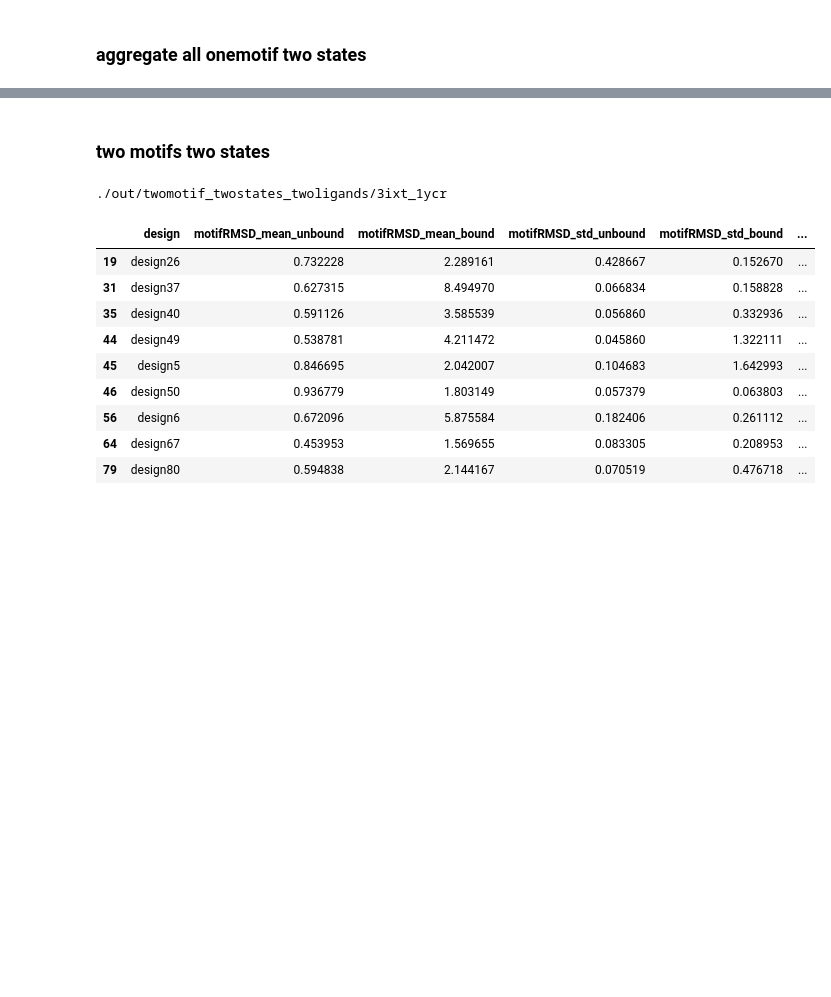
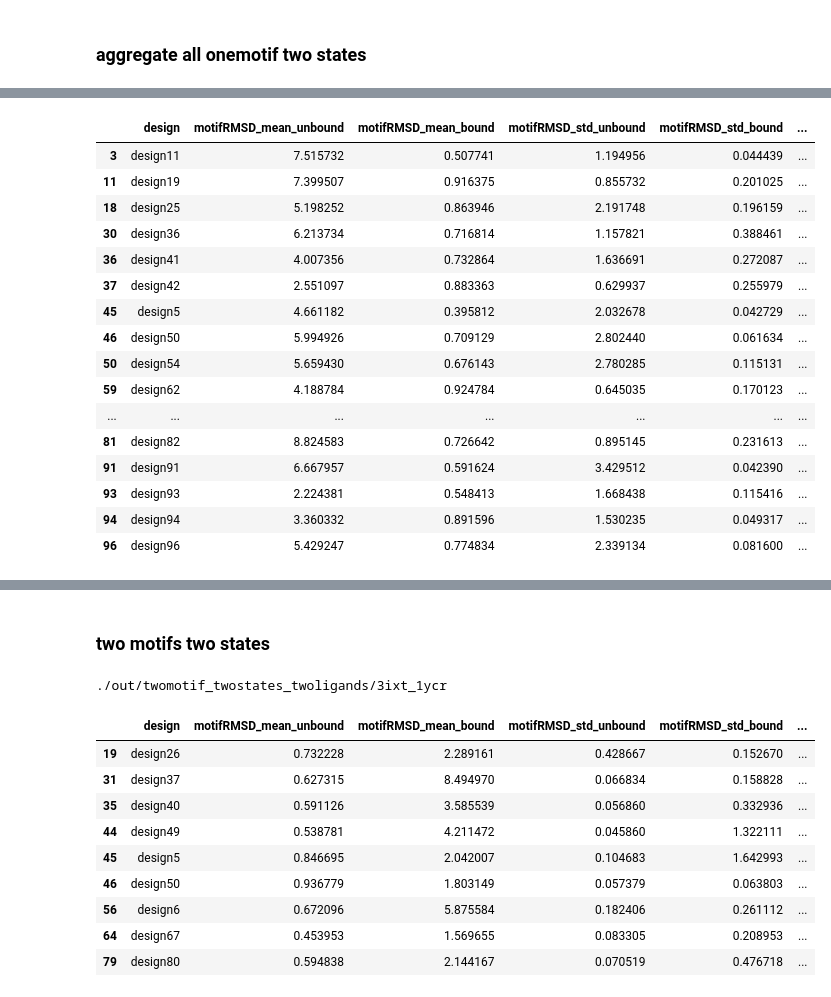
Before and after one commit to aparsanMIT/MotifCraft-AA, a Jupyter notebook: eval.ipynb, the cells around one changed output, grey strips where cells are left out. Cells and saved outputs as stored; diff of their text form; code cells hidden in the pictures; blank space fills up the shorter version.

```diff
--- a/eval.ipynb
+++ b/eval.ipynb
@@ -625,0 +753,7 @@ fig.show()
+# %%
+import pickle
+import numpy as np
+with open("/data/cb/mihirb14/projects/BoltzDesign1/out/onemotif_twostates_neg_EcoRIdna/1qjg/design8/1qjg_spec.pkl","rb") as f:
+    motif_spec = pickle.load(f)
+np.where(motif_spec["motif_mask"] == True)
+# motif_spec
@@ -625,0 +762,12 @@ fig.show()
+# %%
+motif = "1prw"
+effector = "FAD"
+allostery = "neg"
+agg = pd.read_csv( f"out/onemotif_twostates_{allostery}_{effector}/{motif}/_aggresults.csv")
+
+if allostery == "pos":
+    res = agg[(agg["motifRMSD_mean_unbound"] > 1.0) & (agg["motifRMSD_mean_bound"] <= 1.0) & ((agg["motifRMSD_mean_bound"] - agg["motifRMSD_mean_unbound"]).abs() >= 0.5) ]
+else:
+    res = agg[(agg["motifRMSD_mean_unbound"] <= 1.0) & (agg["motifRMSD_mean_bound"] > 1.0) & ((agg["motifRMSD_mean_bound"] - agg["motifRMSD_mean_unbound"]).abs() >= 0.5) ]
+
+res # chose design 43
@@ -625,0 +780,12 @@ fig.show()
+# %%
+motif = "2kl8"
+effector = "OQO"
+allostery = "pos"
+agg = pd.read_csv( f"out/onemotif_twostates_{allostery}_{effector}/{motif}/_aggresults.csv")
+
+if allostery == "pos":
+    res = agg[(agg["motifRMSD_mean_unbound"] > 1.0) & (agg["motifRMSD_mean_bound"] <= 1.0) & ((agg["motifRMSD_mean_bound"] - agg["motifRMSD_mean_unbound"]).abs() >= 0.5) ]
+else:
+    res = agg[(agg["motifRMSD_mean_unbound"] <= 1.0) & (agg["motifRMSD_mean_bound"] > 1.0) & ((agg["motifRMSD_mean_bound"] - agg["motifRMSD_mean_unbound"]).abs() >= 0.5) ]
+
+res # chose deisgn 85
@@ -625,0 +799,30 @@ fig.show()
+# %%
+motif = "3ixt"
+effector = "mg"
+allostery = "pos"
+agg = pd.read_csv( f"out/onemotif_twostates_{allostery}_{effector}/{motif}/_aggresults.csv")
+
+if allostery == "pos":
+    res = agg[(agg["motifRMSD_mean_unbound"] > 1.0) & (agg["motifRMSD_mean_bound"] <= 1.0) & ((agg["motifRMSD_mean_bound"] - agg["motifRMSD_mean_unbound"]).abs() >= 0.5) ]
+else:
+    res = agg[(agg["motifRMSD_mean_unbound"] <= 1.0) & (agg["motifRMSD_mean_bound"] > 1.0) & ((agg["motifRMSD_mean_bound"] - agg["motifRMSD_mean_unbound"]).abs() >= 0.5) ]
+
+res
+# %% [output]
+|  | design | motifRMSD_mean_unbound | motifRMSD_mean_bound | motifRMSD_std_unbound | motifRMSD_std_bound | ... |
+| 3 | design11 | 7.515732 | 0.507741 | 1.194956 | 0.044439 | ... |
+| 11 | design19 | 7.399507 | 0.916375 | 0.855732 | 0.201025 | ... |
+| 18 | design25 | 5.198252 | 0.863946 | 2.191748 | 0.196159 | ... |
+| 30 | design36 | 6.213734 | 0.716814 | 1.157821 | 0.388461 | ... |
+| 36 | design41 | 4.007356 | 0.732864 | 1.636691 | 0.272087 | ... |
+| 37 | design42 | 2.551097 | 0.883363 | 0.629937 | 0.255979 | ... |
+| 45 | design5 | 4.661182 | 0.395812 | 2.032678 | 0.042729 | ... |
+| 46 | design50 | 5.994926 | 0.709129 | 2.802440 | 0.061634 | ... |
+| 50 | design54 | 5.659430 | 0.676143 | 2.780285 | 0.115131 | ... |
+| 59 | design62 | 4.188784 | 0.924784 | 0.645035 | 0.170123 | ... |
+| ... | ... | ... | ... | ... | ... | ... |
+| 81 | design82 | 8.824583 | 0.726642 | 0.895145 | 0.231613 | ... |
+| 91 | design91 | 6.667957 | 0.591624 | 3.429512 | 0.042390 | ... |
+| 93 | design93 | 2.224381 | 0.548413 | 1.668438 | 0.115416 | ... |
+| 94 | design94 | 3.360332 | 0.891596 | 1.530235 | 0.049317 | ... |
+| 96 | design96 | 5.429247 | 0.774834 | 2.339134 | 0.081600 | ... |
```
Also changed, not shown: parts of 23 cells of this notebook, 1 other file.
